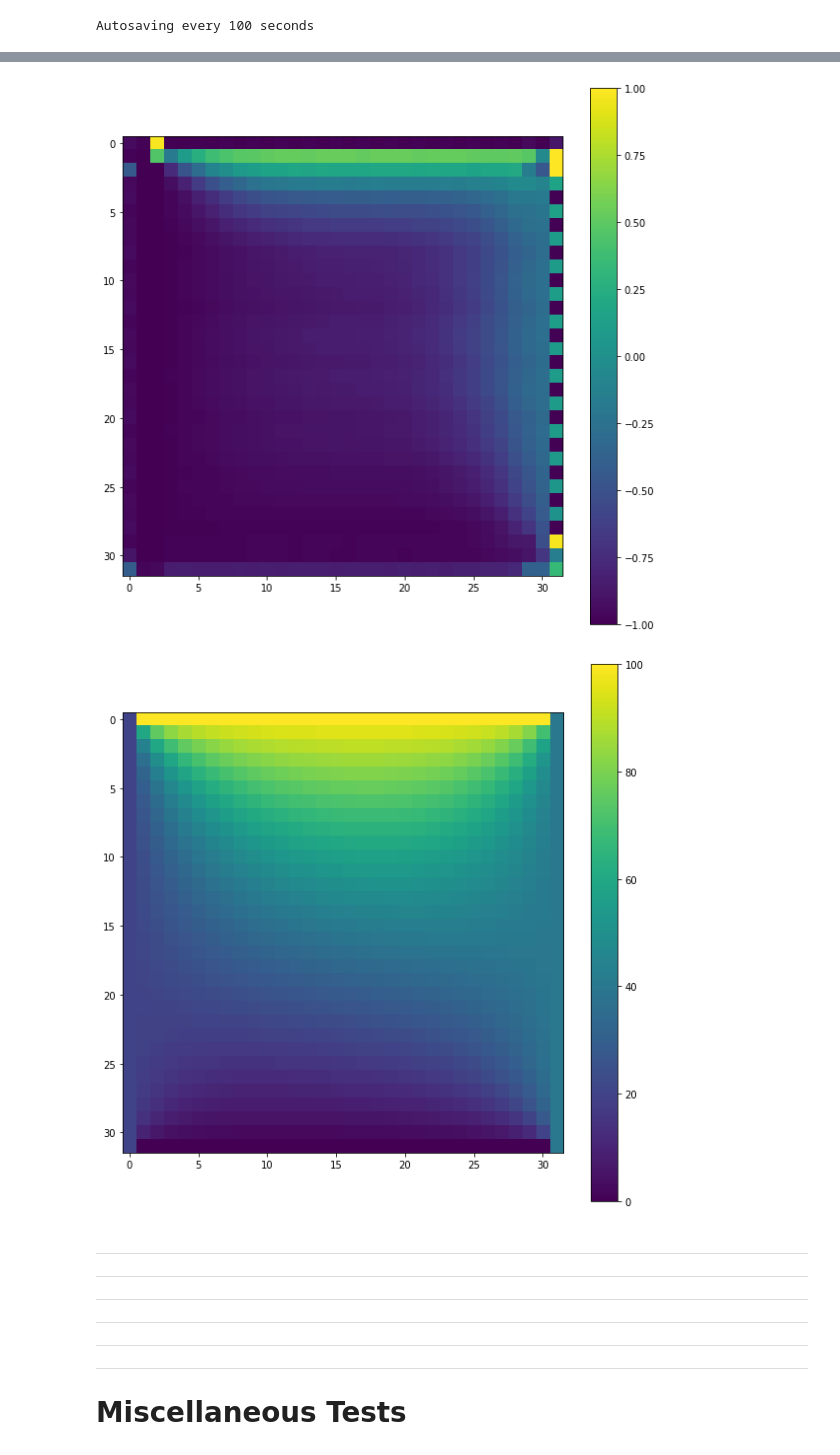
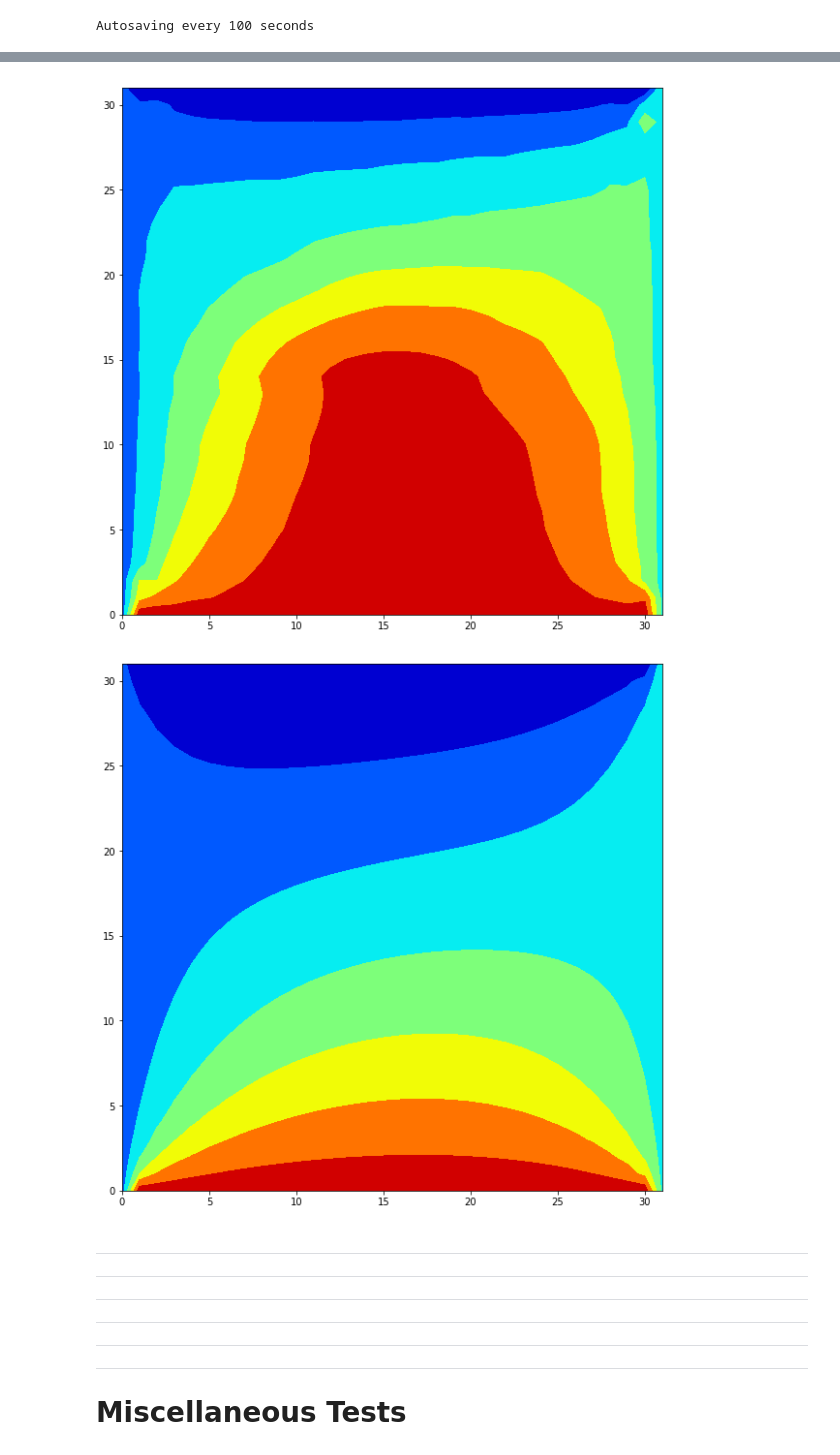
Before and after one commit to sharma409/physics_informed_heat_loss, a Jupyter notebook: physical_loss.ipynb, the cells around one changed output, grey strips where cells are left out. Drawn from its saved outputs; the diff is of its cells as text; code cells hidden in the pictures.

```diff
--- a/physical_loss.ipynb
+++ b/physical_loss.ipynb
@@ -149,7 +92,8 @@ class UNet(nn.Module):
         de_4 = self.dbn4(self.deconv4(F.relu(torch.cat((de_3, en_2), dim=1))))
         decoded = F.tanh(self.deconv5(F.relu(torch.cat((de_4, en_1), dim=1))))
         output = (decoded + 1)*self.max_temp / 2
-        output = output*Variable(boundary_mask) + x*Variable(center_mask)
+        output = output*Variable(boundary_mask).cuda() + x*Variable(center_mask).cuda()
         return output
 
 net = UNet().cuda()
+print(net)
@@ -226,20 +190,20 @@ Variable containing:
 # %%
 plt.figure(figsize=(10,10))
 XX, YY = np.meshgrid(np.arange(0, data_size), np.arange(0, data_size))
-# plt.contourf(XX, YY, output.cpu().data.numpy()[0,0,:,:], colorinterpolation=50, cmap=plt.cm.jet)
-plt.imshow(output.cpu().data.numpy()[0,0,:,:])
-plt.colorbar()
+plt.contourf(XX, YY, output.cpu().data.numpy()[0,0,:,:], colorinterpolation=50, cmap=plt.cm.jet)
+# plt.imshow(output.cpu().data.numpy()[0,0,:,:])
+# plt.colorbar()
 plt.show()
 
 plt.figure(figsize=(10,10))
 XX, YY = np.meshgrid(np.arange(0, data_size), np.arange(0, data_size))
-# plt.contourf(XX, YY, truth.cpu().data.numpy(), colorinterpolation=50, cmap=plt.cm.jet)
-plt.imshow(truth.cpu().data.numpy())
-plt.colorbar()
+plt.contourf(XX, YY, truth.cpu().data.numpy(), colorinterpolation=50, cmap=plt.cm.jet)
+# plt.imshow(truth.cpu().data.numpy())
+# plt.colorbar()
 plt.show()
 # %% [output]
-[figure, old version]
+[figure, new version]
-[figure, old version]
+[figure, new version]
 # %% [markdown]
 ---
 
```
Also changed, not shown: parts of 9 cells of this notebook.
